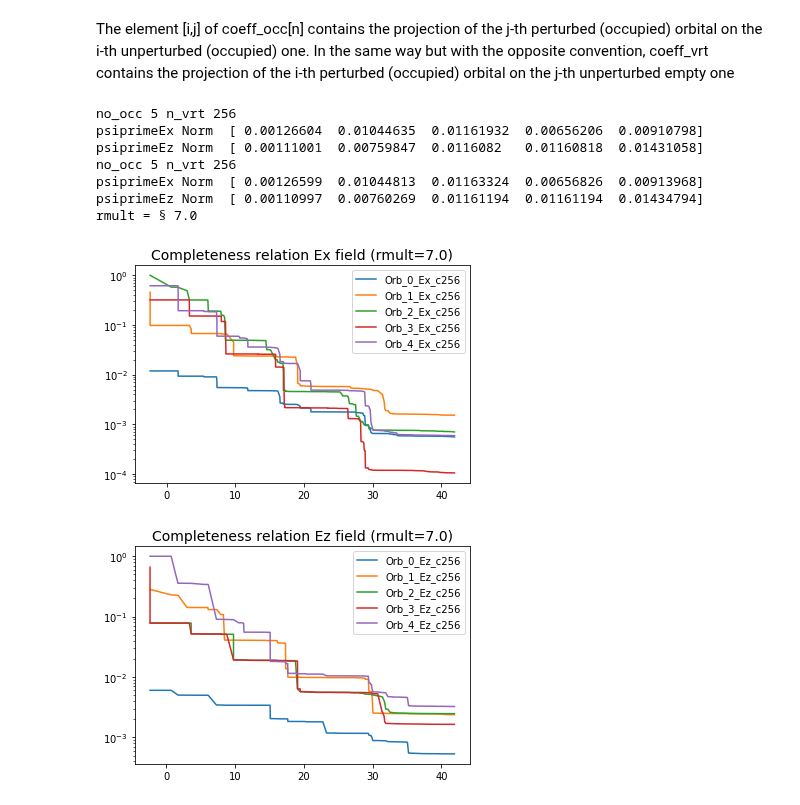
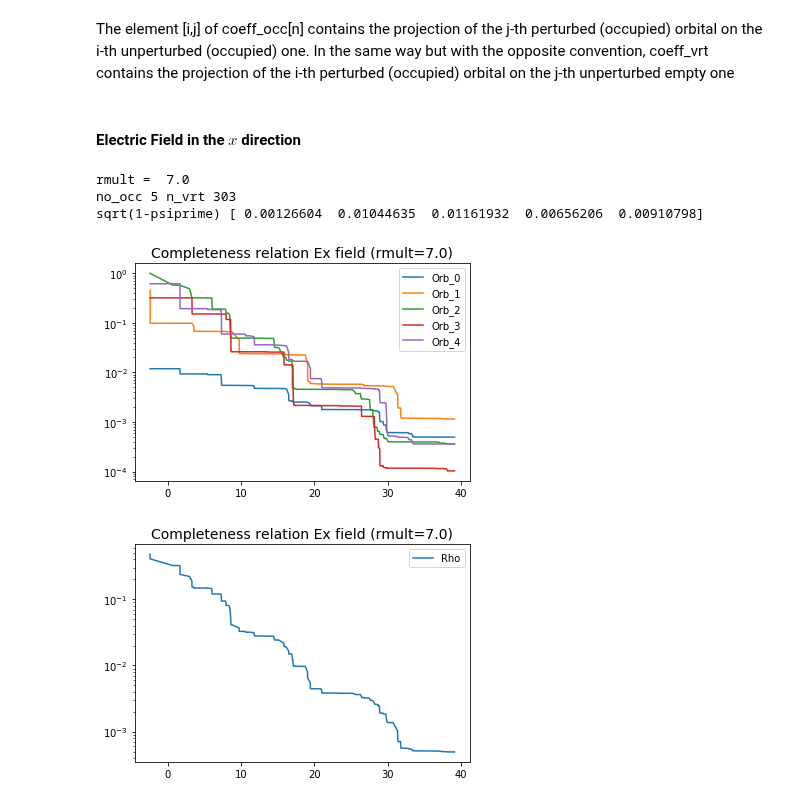
Before and after one commit to luigigenovese/KPM-nb, a Jupyter notebook: POLARIZABILITY/N2/Virtual_Orbitals_Completeness_Relation.ipynb, the cells around one changed output. Drawn from its saved outputs; the diff is of its cells as text; code cells hidden in the pictures.

```diff
--- a/POLARIZABILITY/N2/Virtual_Orbitals_Completeness_Relation.ipynb
+++ b/POLARIZABILITY/N2/Virtual_Orbitals_Completeness_Relation.ipynb
@@ -88,0 +120,3 @@ for r in range(len(rVal)):
+# %%
+virt_reduced = [288, 304 ,320]
+print virt_reduced
@@ -88,0 +145,6 @@ for r in range(len(rVal)):
+# %%
+code=C.SystemCalculator(omp=2,mpi=4)
+%cd $outputpath
+for r in rVal:
+    code.run(run_name='runs_reduced_'+str(r),skip=True,outdir='./log/')
+%cd ../
@@ -109,0 +163,9 @@ rmult =  7.0
+# %%
+Data = []
+%cd $outputpath
+for r in rVal:
+    spath = 'log/log-Rmult_'+str(r)+'_numVirt_'+str(virt[-1])+'.yaml'
+    log = !ls $spath
+    print log
+    Data.append(lf.Logfile(log[0]))
+%cd ..
@@ -165,0 +239,10 @@ Executing command:  OMP_NUM_THREADS=2 mpirun -np 4 $BIGDFT_ROOT/bigdft -n CR_Ez_
+# %%
+# read the data. First index for the value of rmult, second index for the direction of the field
+CR_data = []
+%cd $outputpath
+for r in rVal:
+    spath = 'log/log-CR_E*_rmult_'+str(r)+'_numVirt_'+str(virtMax)+'.yaml'
+    logs = !ls $spath
+    print logs
+    CR_data.append([lf.Logfile(l) for l in logs])
+%cd ..
@@ -167,30 +254,23 @@ Executing command:  OMP_NUM_THREADS=2 mpirun -np 4 $BIGDFT_ROOT/bigdft -n CR_Ez_
 ### Data analysis
 # %% [markdown]
 The element [i,j] of coeff_occ[n] contains the projection of the j-th perturbed (occupied) orbital on the i-th unperturbed (occupied) one. In the same way but with the opposite convention, coeff_vrt contains the projection of the i-th perturbed (occupied) orbital on the j-th unperturbed empty one
+# %% [markdown]
+#### Electric Field in the $x$ direction
 # %%
 reload(R)
-e_v_c256 = [0.0, 0.0]
-crEx_c256 = [0.0, 0.0]
-crEz_c256 = [0.0, 0.0]
-for r in range(len(rVal)):
-    e_v_c256[r],crEx_c256[r],crEz_c256[r]=R.completeness_relation(CR_data[r])
+r = 0
+print 'rmult = ', rVal[r]
+e_v,cr=R.completeness_relation_new(CR_data[0][0])
 
-r = 0
-print 'rmult = §', rVal[r]
-
-#%matplotlib inline
 rhoPlot = False
-R.crplot(e_v_c256[r],crEx_c256[r],'Ex field (rmult='+str(rVal[r])+')','Ex_c256',rhoPlot)
+R.crplot_new(e_v,cr,'Ex field (rmult='+str(rVal[r])+')',rhoPlot,True)
 plt.show()
-R.crplot(e_v_c256[r],crEz_c256[r],'Ez field (rmult='+str(rVal[r])+')','Ez_c256',rhoPlot)
+rhoPlot = True
+R.crplot_new(e_v,cr,'Ex field (rmult='+str(rVal[r])+')',rhoPlot,True)
 plt.show()
 # %% [output]
-no_occ 5 n_vrt 256
-psiprimeEx Norm  [ 0.00126604  0.01044635  0.01161932  0.00656206  0.00910798]
-psiprimeEz Norm  [ 0.00111001  0.00759847  0.0116082   0.01160818  0.01431058]
-no_occ 5 n_vrt 256
-psiprimeEx Norm  [ 0.00126599  0.01044813  0.01163324  0.00656826  0.00913968]
-psiprimeEz Norm  [ 0.00110997  0.00760269  0.01161194  0.01161194  0.01434794]
-rmult = § 7.0
+rmult =  7.0
+no_occ 5 n_vrt 303
+sqrt(1-psiprime) [ 0.00126604  0.01044635  0.01161932  0.00656206  0.00910798]
-[figure, old version]
+[figure, new version]
-[figure, old version]
+[figure, new version]
```
Also changed, not shown: parts of 58 cells of this notebook, 9 other files.
